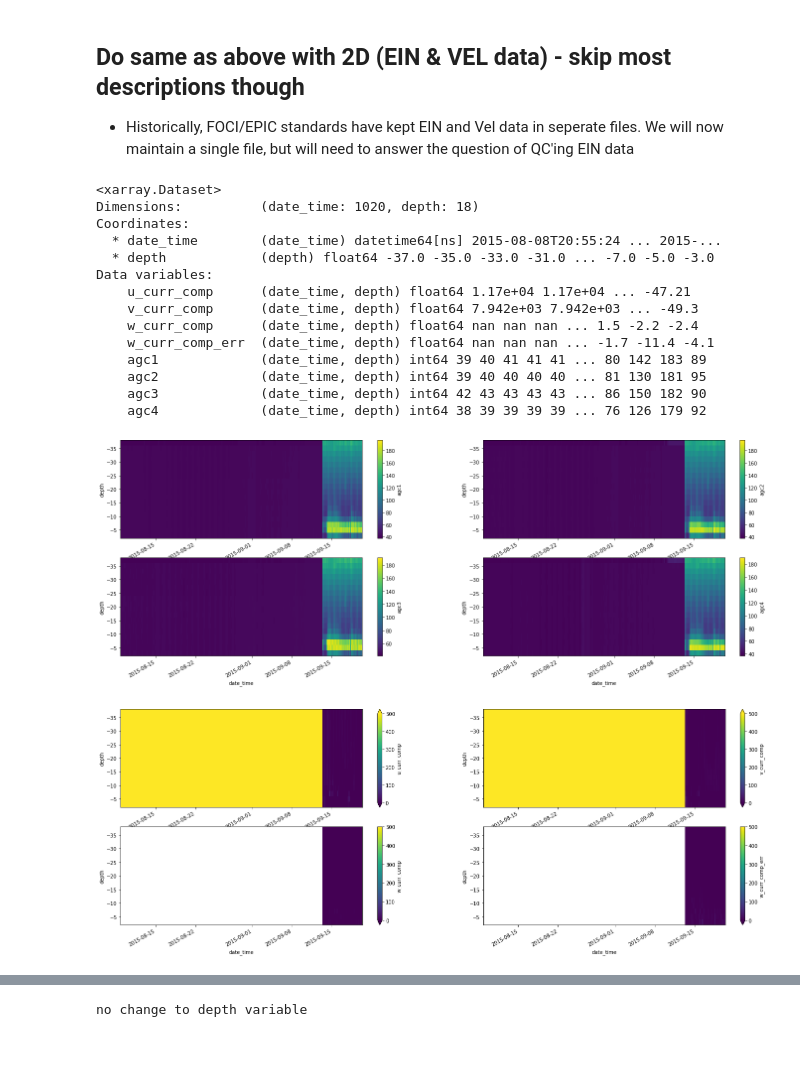
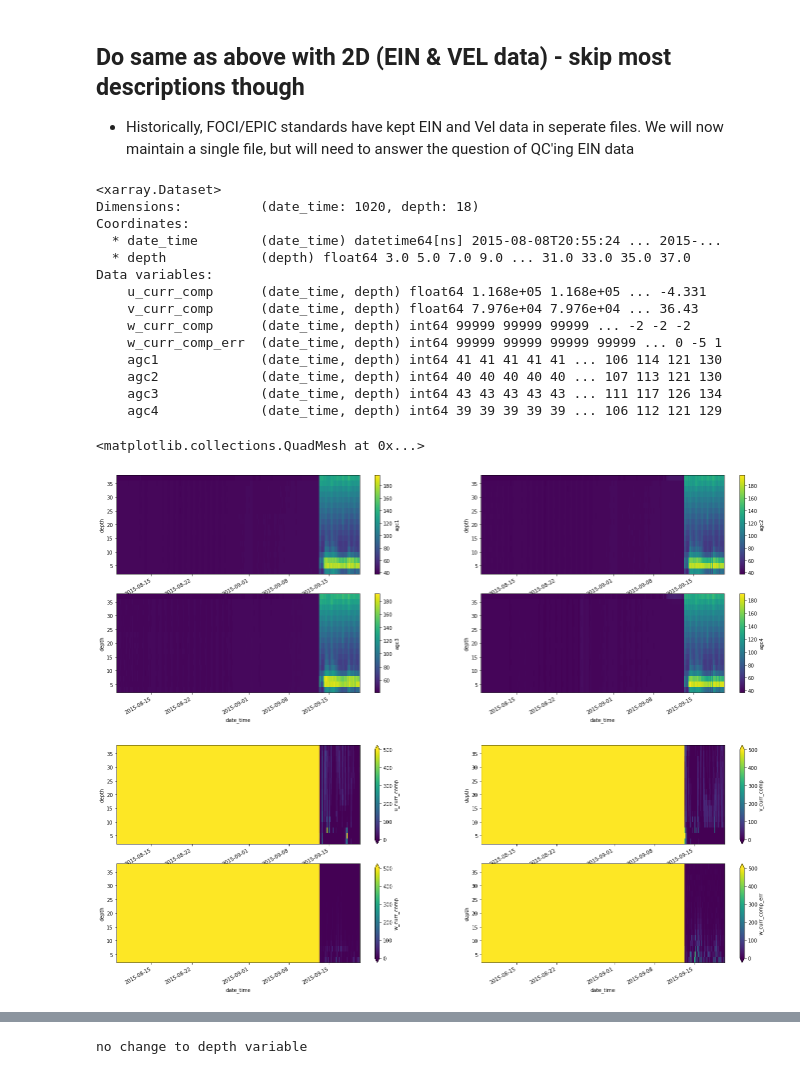
Before and after one commit to NOAA-PMEL/EcoFOCIpy, a Jupyter notebook: notebooks/EcoFOCIpy_adcp_example.ipynb, the cells around one changed output, grey strips where cells are left out. Drawn from its saved outputs; the diff is of its cells as text; code cells hidden in the pictures; blank space fills up the shorter version.

```diff
--- a/notebooks/EcoFOCIpy_adcp_example.ipynb
+++ b/notebooks/EcoFOCIpy_adcp_example.ipynb
@@ -57,7 +53,7 @@ sample_data_dir = '../'
 datafile = sample_data_dir+'staticdata/example_data/adcp_data/'
 instrument = 'ADCP 14068'
 serial = '14068'
-mooring_meta_file = sample_data_dir+'staticdata/mooring_adcp_example.yaml'
+mooring_meta_file = sample_data_dir+'staticdata/mooring_example.yaml'
 inst_meta_file = sample_data_dir+'staticdata/instr_metaconfig/adcp.yaml'
 inst_shortname = ''
 ###############################################################
@@ -390,51 +322,48 @@ Data variables:
 ## Do same as above with 2D (EIN & VEL data) - skip most descriptions though
 
 - Historically, FOCI/EPIC standards have kept EIN and Vel data in seperate files.  We will now maintain a single file, but will need to answer the question of QC'ing EIN data
+# %%
+merged_file_velein = pd.concat([adcp_vel_data_clean,adcp_wop.load_ein_file().drop('bin',axis=1)],axis=1)
+merged_file_velein = merged_file_velein.reset_index().set_index(['date_time','depth'])
 # %%
 #workds with 2d files same as 1d... just pass a multi-index dataframe in to method
-adcp_2D_nc = ncCFsave.EcoFOCI_CFnc(df=adcp_velein_data,
+adcp_2D_nc = ncCFsave.EcoFOCI_CFnc(df=merged_file_velein,
                                 instrument_yaml=inst_config,
                                 operation_yaml=mooring_config,
                                 operation_type='mooring',
                                 instrument_id=instrument,
                                 inst_shortname='')
-
 adcp_2D_nc.get_xdf()
 # %% [output]
 <xarray.Dataset>
 Dimensions:          (date_time: 1020, depth: 18)
 Coordinates:
   * date_time        (date_time) datetime64[ns] 2015-08-08T20:55:24 ... 2015-...
-  * depth            (depth) float64 -37.0 -35.0 -33.0 -31.0 ... -7.0 -5.0 -3.0
+  * depth            (depth) float64 3.0 5.0 7.0 9.0 ... 31.0 33.0 35.0 37.0
 Data variables:
-    u_curr_comp      (date_time, depth) float64 1.17e+04 1.17e+04 ... -47.21
-    v_curr_comp      (date_time, depth) float64 7.942e+03 7.942e+03 ... -49.3
-    w_curr_comp      (date_time, depth) float64 nan nan nan ... 1.5 -2.2 -2.4
-    w_curr_comp_err  (date_time, depth) float64 nan nan nan ... -1.7 -11.4 -4.1
-    agc1             (date_time, depth) int64 39 40 41 41 41 ... 80 142 183 89
-    agc2             (date_time, depth) int64 39 40 40 40 40 ... 81 130 181 95
-    agc3             (date_time, depth) int64 42 43 43 43 43 ... 86 150 182 90
-    agc4             (date_time, depth) int64 38 39 39 39 39 ... 76 126 179 92
+    u_curr_comp      (date_time, depth) float64 1.168e+05 1.168e+05 ... -4.331
+    v_curr_comp      (date_time, depth) float64 7.976e+04 7.976e+04 ... 36.43
+    w_curr_comp      (date_time, depth) int64 99999 99999 99999 ... -2 -2 -2
+    w_curr_comp_err  (date_time, depth) int64 99999 99999 99999 99999 ... 0 -5 1
+    agc1             (date_time, depth) int64 41 41 41 41 41 ... 106 114 121 130
+    agc2             (date_time, depth) int64 40 40 40 40 40 ... 107 113 121 130
+    agc3             (date_time, depth) int64 43 43 43 43 43 ... 111 117 126 134
+    agc4             (date_time, depth) int64 39 39 39 39 39 ... 106 112 121 129
 # %%
 #optional plotting
+import matplotlib.pyplot as plt
+fig, axes = plt.subplots(ncols=2, nrows=2, figsize=(24,8))
+adcp_2D_nc.get_xdf()['agc1'].T.plot(ax=axes[0,0])
+adcp_2D_nc.get_xdf()['agc2'].T.plot(ax=axes[0,1])
+adcp_2D_nc.get_xdf()['agc3'].T.plot(ax=axes[1,0])
+adcp_2D_nc.get_xdf()['agc4'].T.plot(ax=axes[1,1])
 
 fig, axes = plt.subplots(ncols=2, nrows=2, figsize=(24,8))
-try:
-    adcp_2D_nc.get_xdf()['agc1'].T.plot(ax=axes[0,0], yincrease=False)
-    adcp_2D_nc.get_xdf()['agc2'].T.plot(ax=axes[0,1], yincrease=False)
-    adcp_2D_nc.get_xdf()['agc3'].T.plot(ax=axes[1,0], yincrease=False)
-    adcp_2D_nc.get_xdf()['agc4'].T.plot(ax=axes[1,1], yincrease=False)
-except:
-    pass
-
-fig, axes = plt.subplots(ncols=2, nrows=2, figsize=(24,8))
-try:
-    adcp_2D_nc.get_xdf()['u_curr_comp'].T.plot(ax=axes[0,0],vmin=0, vmax=500, yincrease=False)
-    adcp_2D_nc.get_xdf()['v_curr_comp'].T.plot(ax=axes[0,1],vmin=0, vmax=500, yincrease=False)
-    adcp_2D_nc.get_xdf()['w_curr_comp'].T.plot(ax=axes[1,0],vmin=0, vmax=500, yincrease=False)
-    adcp_2D_nc.get_xdf()['w_curr_comp_err'].T.plot(ax=axes[1,1],vmin=0, vmax=500, yincrease=False)
-except:
-    pass
+adcp_2D_nc.get_xdf()['u_curr_comp'].T.plot(ax=axes[0,0],vmin=0, vmax=500)
+adcp_2D_nc.get_xdf()['v_curr_comp'].T.plot(ax=axes[0,1],vmin=0, vmax=500)
+adcp_2D_nc.get_xdf()['w_curr_comp'].T.plot(ax=axes[1,0],vmin=0, vmax=500)
+adcp_2D_nc.get_xdf()['w_curr_comp_err'].T.plot(ax=axes[1,1],vmin=0, vmax=500)
 # %% [output]
+<matplotlib.collections.QuadMesh at 0x...>
-[figure, old version]
+[figure, new version]
-[figure, old version]
+[figure, new version]
```
Also changed, not shown: parts of 38 cells of this notebook, 5 other files.
